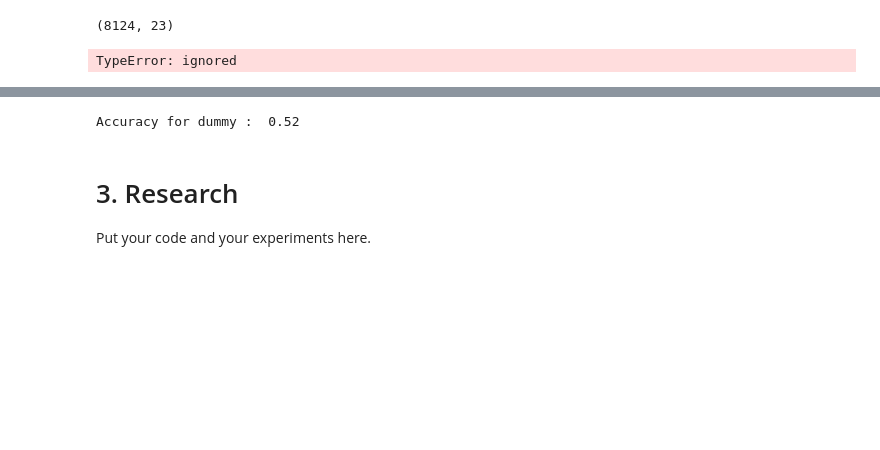
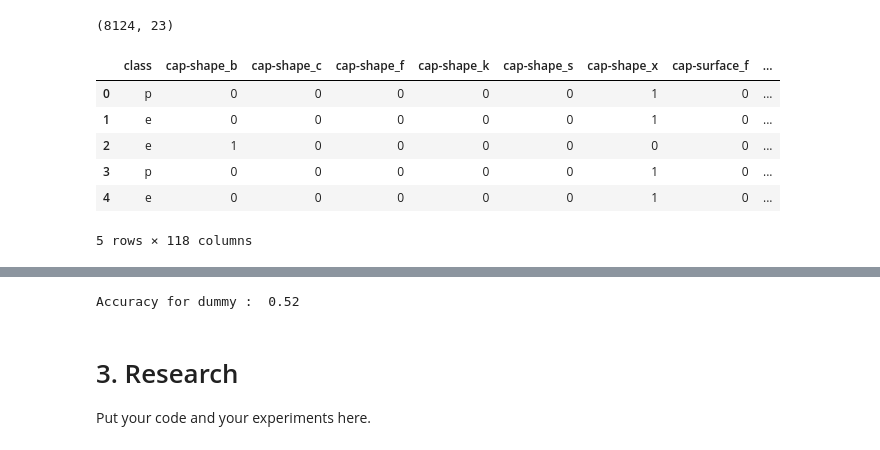
Before and after one commit to j23-cs167/project-2-nickwharff, a Jupyter notebook: Project2_wharff.ipynb, the cells around one changed output, grey strips where cells are left out. Cells and saved outputs as stored; diff of their text form; code cells hidden in the pictures; blank space fills up the shorter version.

```diff
--- a/Project2_wharff.ipynb
+++ b/Project2_wharff.ipynb
@@ -41,25 +39,25 @@ shroom.shape
 # %%
 # one hot encoding
 from sklearn.preprocessing import OneHotEncoder
 
 import numpy
 
 target = 'class'
 predictors = shroom.columns.drop(target)
 
 # predictors
 
-x = shroom[predictors]
-y = shroom[target]
-# names = iris['target_names']
-# feature_names = iris['feature_names']
+shroom_dum = pd.get_dummies(shroom, columns = predictors)
 
-# One hot encoding
-enc = OneHotEncoder() # dummy variables
-X = enc.fit_transform(x[:, numpy.newaxis]).toarray()
-Y = enc.fit_transform(y[:, numpy.newaxis]).toarray()
+shroom_dum.head()
 # %% [output]
+|  | class | cap-shape_b | cap-shape_c | cap-shape_f | cap-shape_k | cap-shape_s | cap-shape_x | cap-surface_f | ... |
+| 0 | p | 0 | 0 | 0 | 0 | 0 | 1 | 0 | ... |
+| 1 | e | 0 | 0 | 0 | 0 | 0 | 1 | 0 | ... |
+| 2 | e | 1 | 0 | 0 | 0 | 0 | 0 | 0 | ... |
+| 3 | p | 0 | 0 | 0 | 0 | 0 | 1 | 0 | ... |
+| 4 | e | 0 | 0 | 0 | 0 | 0 | 1 | 0 | ... |
-TypeError: ignored
+5 rows × 118 columns
 # %%
 from sklearn.model_selection import train_test_split
 from sklearn.preprocessing import StandardScaler
```
Also changed, not shown: parts of 11 cells of this notebook.
